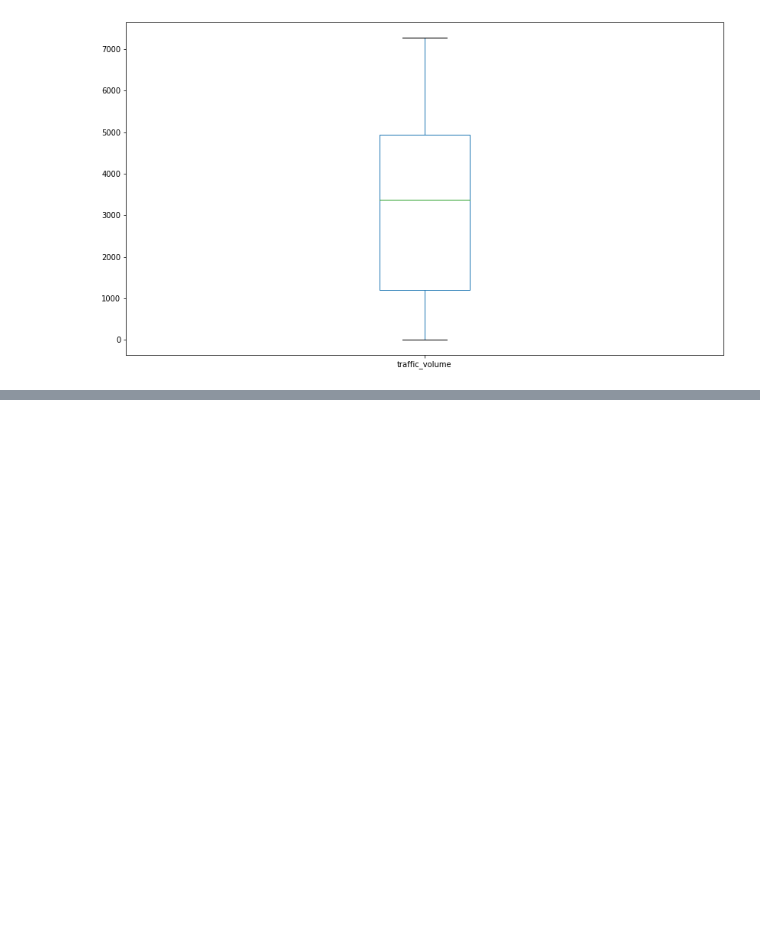
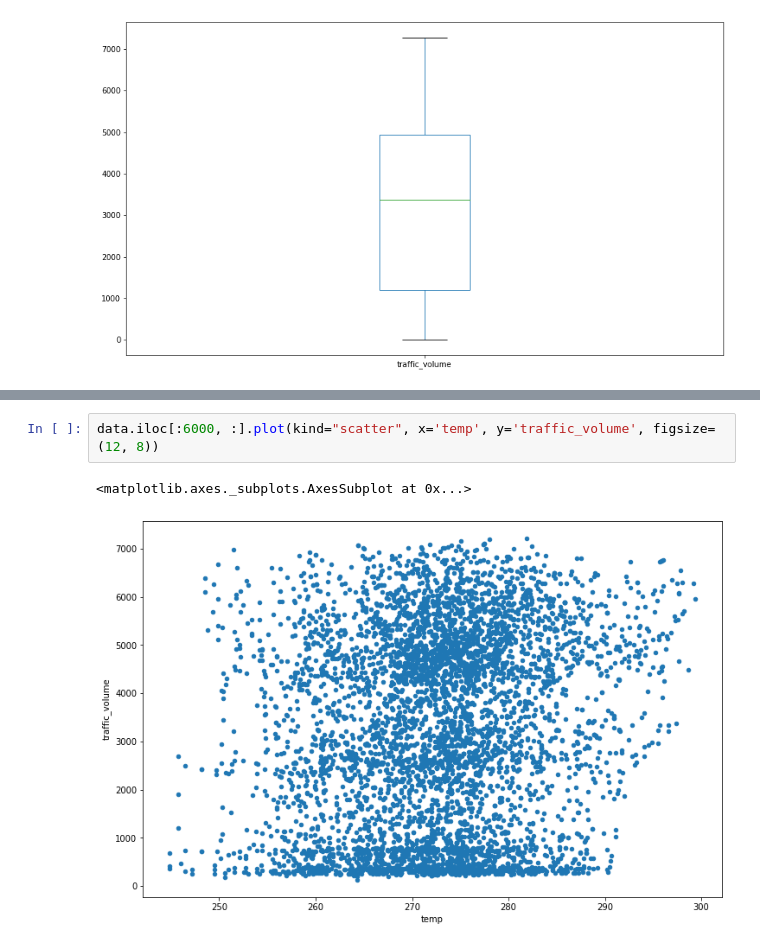
Before and after one commit to DimDir/Pandas_SK, a Jupyter notebook: 11_ Grafy_Cast_1_Matplotlib.ipynb, the cells around one changed output, grey strips where cells are left out. Cells and saved outputs as stored; diff of their text form; blank space fills up the shorter version.

```diff
--- a/11_ Grafy_Cast_1_Matplotlib.ipynb
+++ b/11_ Grafy_Cast_1_Matplotlib.ipynb
@@ -115,0 +123,5 @@ to be continued...
+# %%
+data.iloc[:6000, :].plot(kind="scatter", x='temp', y='traffic_volume', figsize=(12, 8))
+# %% [output]
+<matplotlib.axes._subplots.AxesSubplot at 0x...>
+[figure, added]
```
Also changed, not shown: parts of 26 cells of this notebook.
